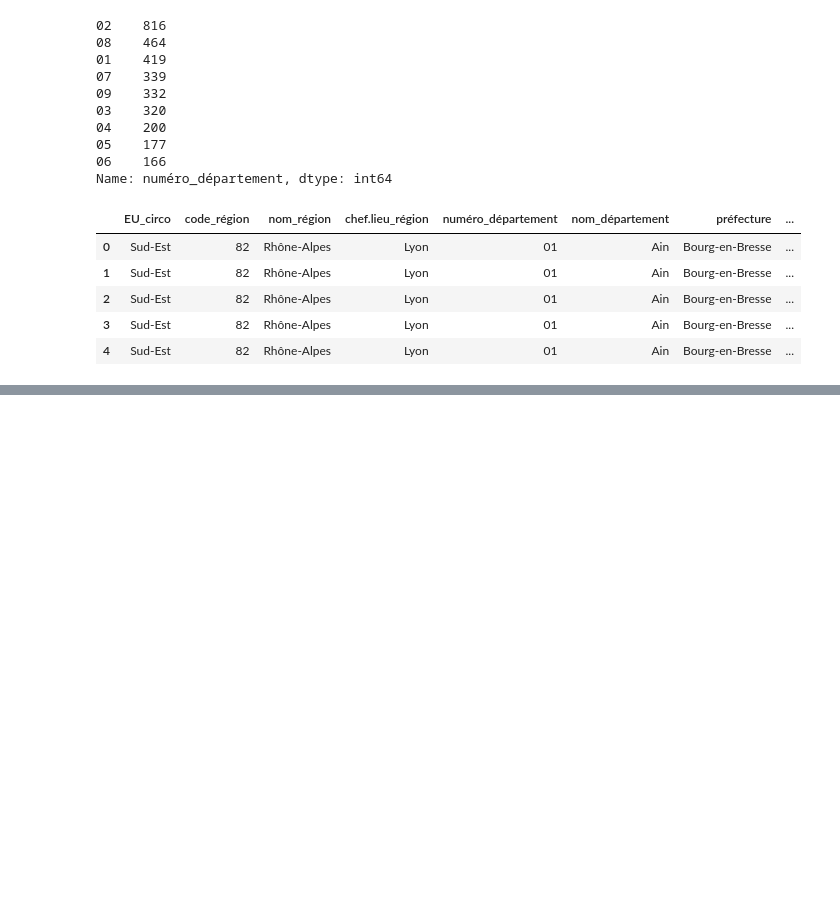
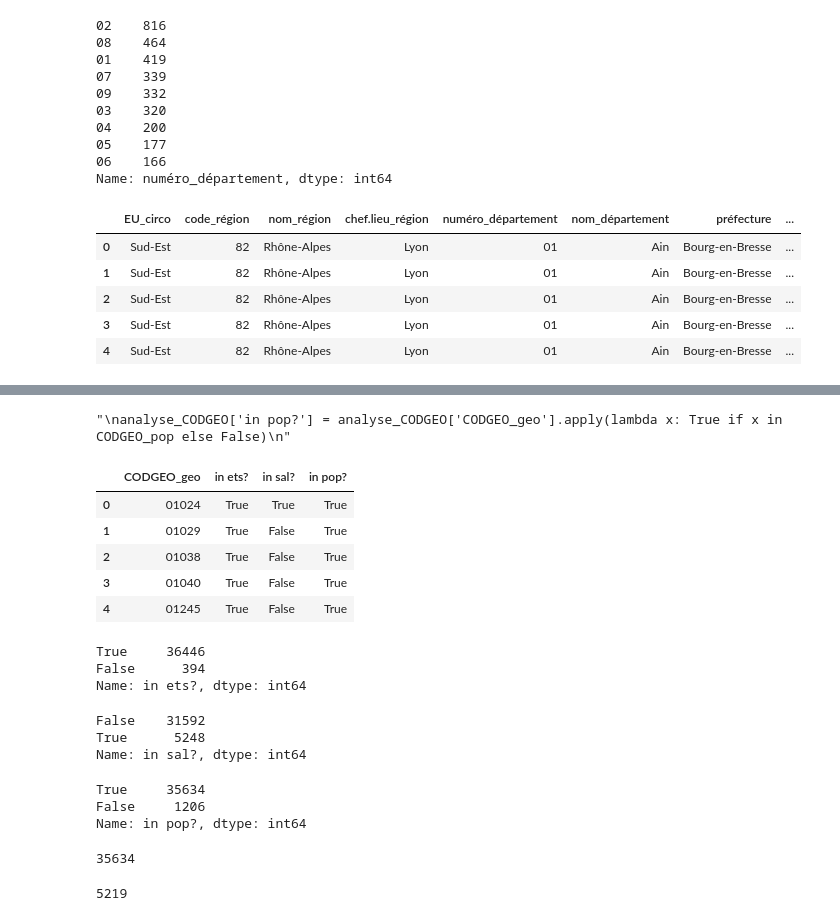
Before and after one commit to Mariehf64/fev23cda_french_industry, a Jupyter notebook: Merging.ipynb, the cells around one changed output, grey strips where cells are left out. Saved outputs shown, nothing was run; the diff lists cells and outputs as text; code cells hidden in the pictures; blank space fills up the shorter version.

```diff
--- a/Merging.ipynb
+++ b/Merging.ipynb
@@ -84,0 +93,6 @@ geo.head()
+# %%
+import numpy as np
+CODGEO_geo = np.array([i for i in geo.CODGEO])
+CODGEO_ets = np.array([i for i in ets.CODGEO])
+CODGEO_sal = np.array([i for i in salary.CODGEO])
+CODGEO_pop = np.array([i for i in population.CODGEO])
@@ -84,0 +101,2 @@ geo.head()
+# %%
+analyse_CODGEO = pd.DataFrame({'CODGEO_geo': CODGEO_geo})
@@ -85,2 +112,46 @@ geo.head()
+# %%
+
+analyse_CODGEO['in ets?'] = analyse_CODGEO['CODGEO_geo'].apply(lambda x: True if x in CODGEO_ets else False)
+
+analyse_CODGEO['in sal?'] = analyse_CODGEO['CODGEO_geo'].apply(lambda x: True if x in CODGEO_sal else False)
+# %% [output]
+"\nanalyse_CODGEO['in pop?'] = analyse_CODGEO['CODGEO_geo'].apply(lambda x: True if x in CODGEO_pop else False)\n"
+# %%
+analyse_CODGEO['in pop?'] = analyse_CODGEO['CODGEO_geo'].apply(lambda x: True if x in CODGEO_pop else False)
+# %%
+analyse_CODGEO.head()
+# %% [output]
+|  | CODGEO_geo | in ets? | in sal? | in pop? |
+| 0 | 01024 | True | True | True |
+| 1 | 01029 | True | False | True |
+| 2 | 01038 | True | False | True |
+| 3 | 01040 | True | False | True |
+| 4 | 01245 | True | False | True |
+# %%
+analyse_CODGEO['in ets?'].value_counts()
+# %% [output]
+True     36446
+False      394
+Name: in ets?, dtype: int64
+# %%
+analyse_CODGEO['in sal?'].value_counts()
+# %% [output]
+False    31592
+True      5248
+Name: in sal?, dtype: int64
+# %%
+analyse_CODGEO['in pop?'].value_counts()
+# %% [output]
+True     35634
+False     1206
+Name: in pop?, dtype: int64
+# %%
+len(analyse_CODGEO[(analyse_CODGEO['in ets?'] == True) & (analyse_CODGEO['in pop?'] == True)])
+# %% [output]
+35634
+# %%
+len(analyse_CODGEO[(analyse_CODGEO['in ets?'] == True) & (analyse_CODGEO['in pop?'] == True) & (analyse_CODGEO['in sal?'] == True)])
+# %% [output]
+5219
 # %%
 geo.duplicated().value_counts()
```
Also changed, not shown: parts of 28 cells of this notebook, 3 other files.
